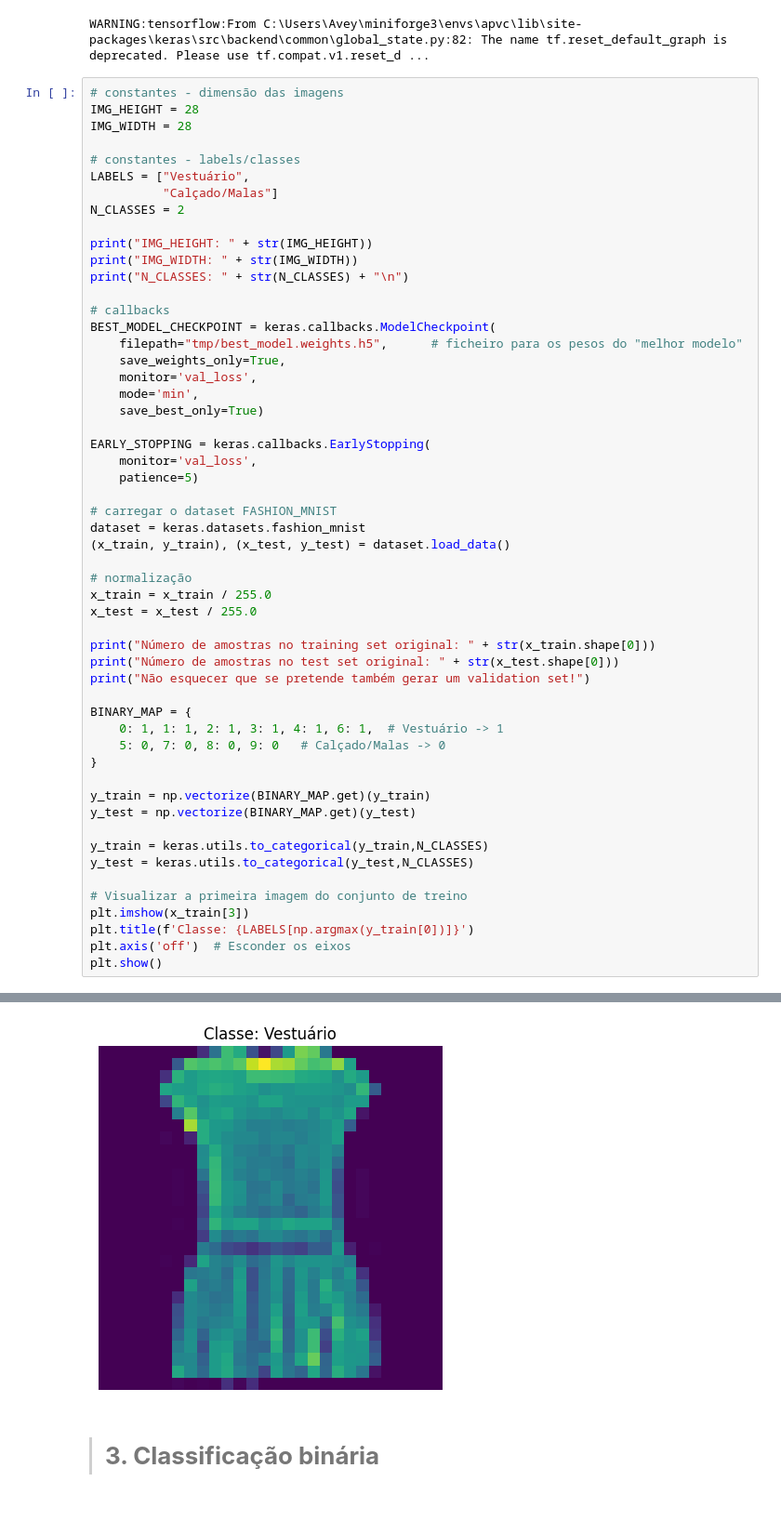
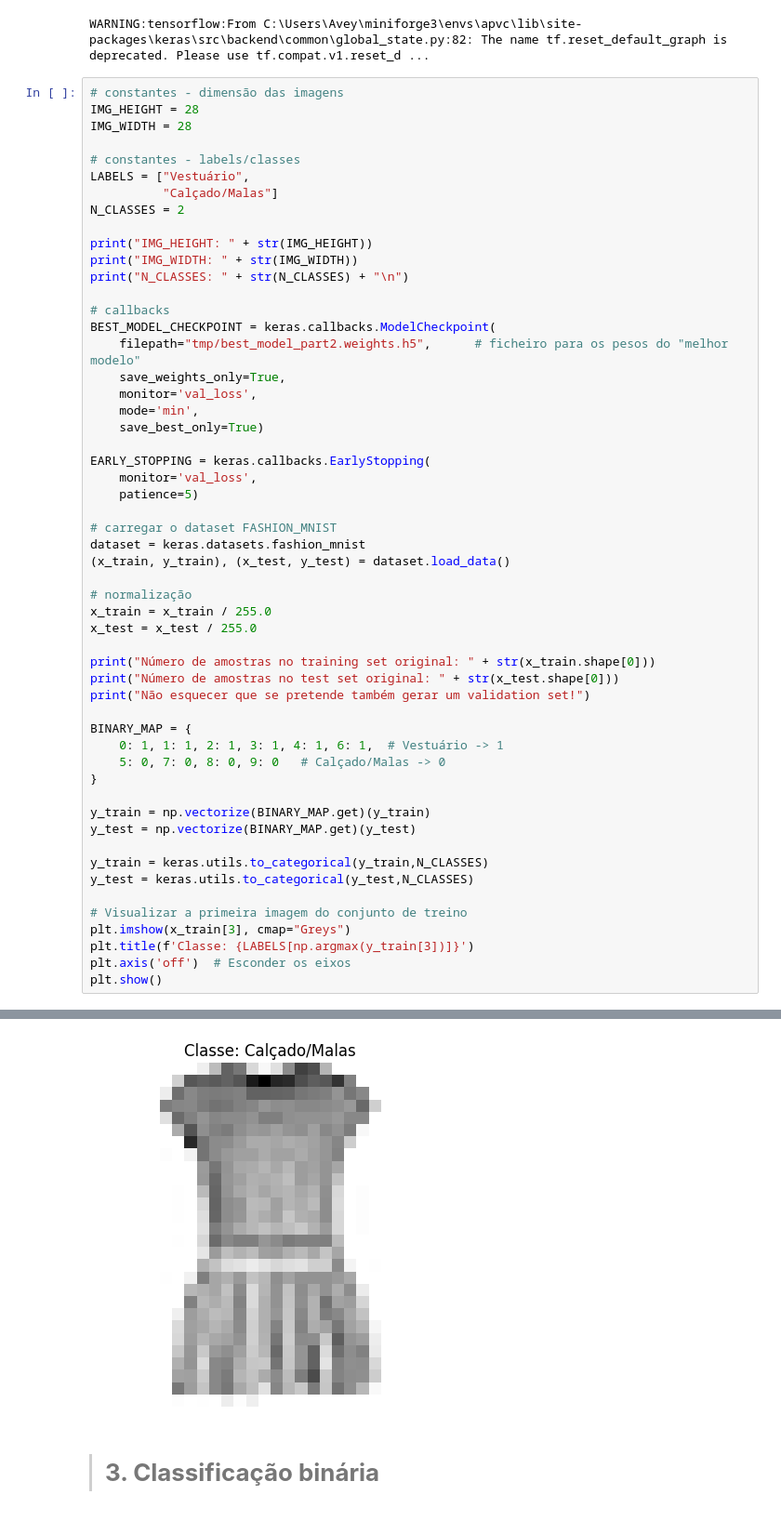
Before and after one commit to Kinpau/APVC_Projeto, a Jupyter notebook: notebooks/D1Parte2-Grupo7.ipynb, the cells around one changed output, grey strips where cells are left out. Shown at 93% size. Drawn from its saved outputs; the diff is of its cells as text.

Commit message:
changed weights storage + first try viz

```diff
--- a/notebooks/D1Parte2-Grupo7.ipynb
+++ b/notebooks/D1Parte2-Grupo7.ipynb
@@ -199,7 +199,7 @@ print("N_CLASSES: " + str(N_CLASSES) + "\n")
 
 # callbacks
 BEST_MODEL_CHECKPOINT = keras.callbacks.ModelCheckpoint(
-    filepath="tmp/best_model.weights.h5",      # ficheiro para os pesos do "melhor modelo"
+    filepath="tmp/best_model_part2.weights.h5",      # ficheiro para os pesos do "melhor modelo"
     save_weights_only=True,
     monitor='val_loss',
     mode='min',
@@ -216,36 +216,36 @@ dataset = keras.datasets.fashion_mnist
 # normalização
 x_train = x_train / 255.0
 x_test = x_test / 255.0
 
 print("Número de amostras no training set original: " + str(x_train.shape[0]))
 print("Número de amostras no test set original: " + str(x_test.shape[0]))
 print("Não esquecer que se pretende também gerar um validation set!")
 
 BINARY_MAP = {
     0: 1, 1: 1, 2: 1, 3: 1, 4: 1, 6: 1,  # Vestuário -> 1
     5: 0, 7: 0, 8: 0, 9: 0   # Calçado/Malas -> 0
 }
 
 y_train = np.vectorize(BINARY_MAP.get)(y_train)
 y_test = np.vectorize(BINARY_MAP.get)(y_test)
 
 y_train = keras.utils.to_categorical(y_train,N_CLASSES)
 y_test = keras.utils.to_categorical(y_test,N_CLASSES)
 
 # Visualizar a primeira imagem do conjunto de treino
-plt.imshow(x_train[3])
-plt.title(f'Classe: {LABELS[np.argmax(y_train[0])]}')
+plt.imshow(x_train[3], cmap="Greys")
+plt.title(f'Classe: {LABELS[np.argmax(y_train[3])]}')
 plt.axis('off')  # Esconder os eixos
 plt.show()
 # %% [output]
 IMG_HEIGHT: 28
 IMG_WIDTH: 28
 N_CLASSES: 2
 
 Número de amostras no training set original: 60000
 Número de amostras no test set original: 10000
 Não esquecer que se pretende também gerar um validation set!
-[figure, old version]
+[figure, new version]
 # %% [markdown]
 # <a class='anchor' id='3'></a>
 
```
Also changed, not shown: parts of 7 cells of this notebook, 5 other files.
